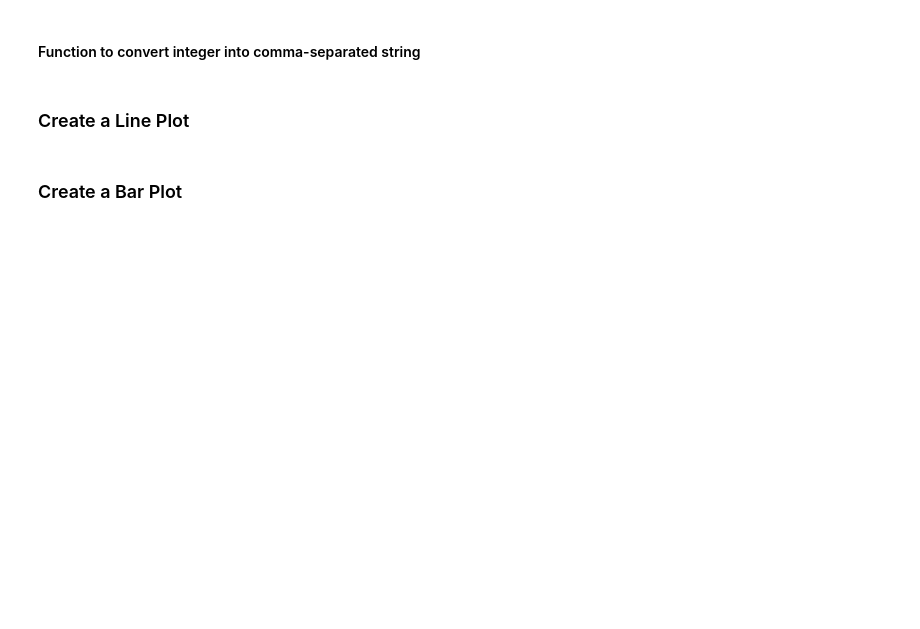
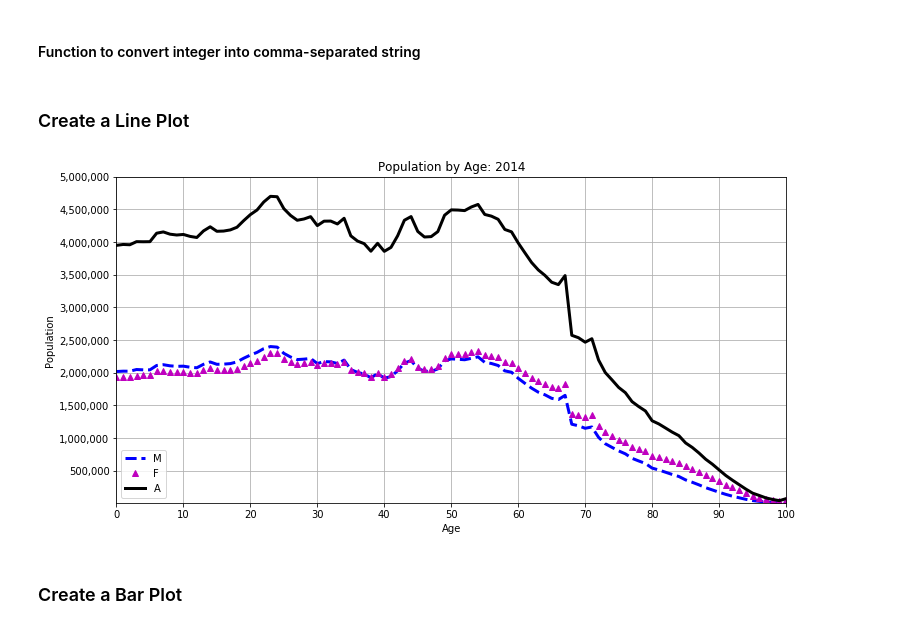
Before and after one commit to SluBard/PYT300, a Jupyter notebook: 20241210/pandas/Demos/Plotting.ipynb, the cells around one changed output. Cells and saved outputs as stored; diff of their text form; code cells hidden in the pictures; blank space fills up the shorter version.

```diff
--- a/20241210/pandas/Demos/Plotting.ipynb
+++ b/20241210/pandas/Demos/Plotting.ipynb
@@ -39,21 +55,23 @@ def comma(num):
 # %%
 plt_pop2014 = pop2014.plot(title = "Population by Age: 2014",
                            style=['b--', 'm^', 'k-'],
                            figsize=(12,6),
                            lw = 3)
 
 plt_pop2014.set_xlabel('Age')
 plt_pop2014.set_ylabel('Population')
 plt_pop2014.legend(['M','F','A'], loc="lower left")
 plt_pop2014.set_xticks(np.arange(0,101,10))
-plt_pop2014.margins(x=0)
+plt_pop2014.margins(x=0,y=0)
 plt_pop2014.grid(True)
 
 yticks = np.arange(500000,5000001,500000)
 ytick_labels = pd.Series(yticks).apply(comma)
 
 plt_pop2014.set_yticks(yticks)
 plt_pop2014.set_yticklabels(ytick_labels);
+# %% [output]
+[figure, added]
 # %% [markdown]
 ### Create a Bar Plot
 # %%
```
Also changed, not shown: parts of 3 cells of this notebook, 1 other file.
